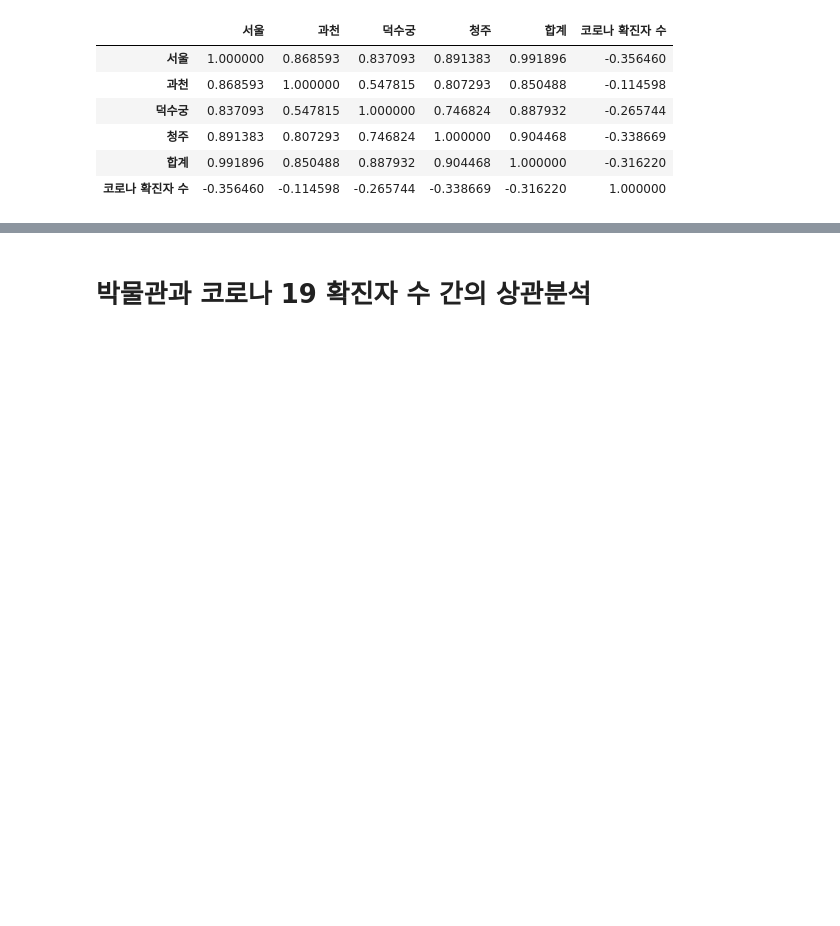
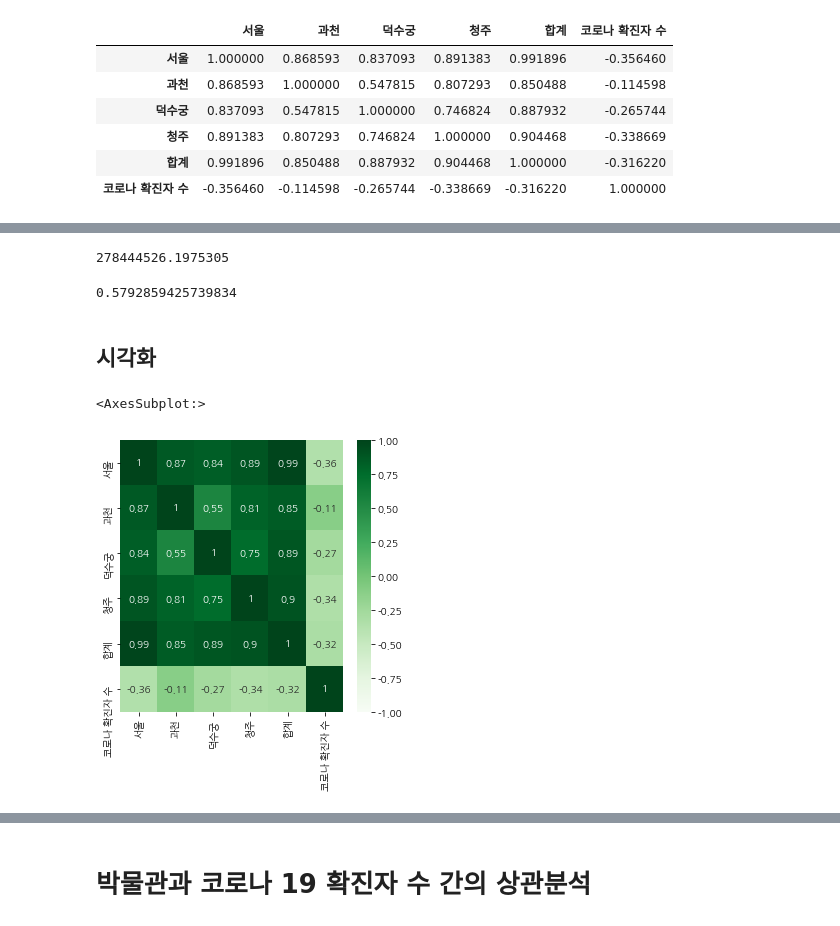
Before and after one commit to Hyeonjiwon/Python-Study, a Jupyter notebook: Data analysis/상관분석.ipynb, the cells around one changed output, grey strips where cells are left out. Saved outputs shown, nothing was run; the diff lists cells and outputs as text; code cells hidden in the pictures; blank space fills up the shorter version.

```diff
--- a/Data analysis/상관분석.ipynb
+++ b/Data analysis/상관분석.ipynb
@@ -110,0 +149,27 @@ sb.heatmap(art_df_21.corr(),
+# %%
+x = art_df_21['합계']
+y = art_df_21['코로나 확진자 수']
+
+cov = (np.sum(x*y) - len(x)*np.mean(x)*np.mean(y)) / len(x)
+cov
+# %% [output]
+278444526.1975305
+# %%
+# 공분산을 표준화 시킨 상관계수
+np.corrcoef(x, y)[0, 1]
+# %% [output]
+0.5792859425739834
+# %% [markdown]
+## 시각화
+# %%
+#heatmap으로 상관관계를 표시
+
+plt.rcParams["figure.figsize"] = (5,5)
+sns.heatmap(art_df_20.corr(),
+           annot = True, #실제 값 화면에 나타내기
+           cmap = 'Greens', #색상
+           vmin = -1, vmax=1 , #컬러차트 영역 -1 ~ +1
+          )
+# %% [output]
+<AxesSubplot:>
+[figure, added]
```
Also changed, not shown: parts of 56 cells of this notebook.
